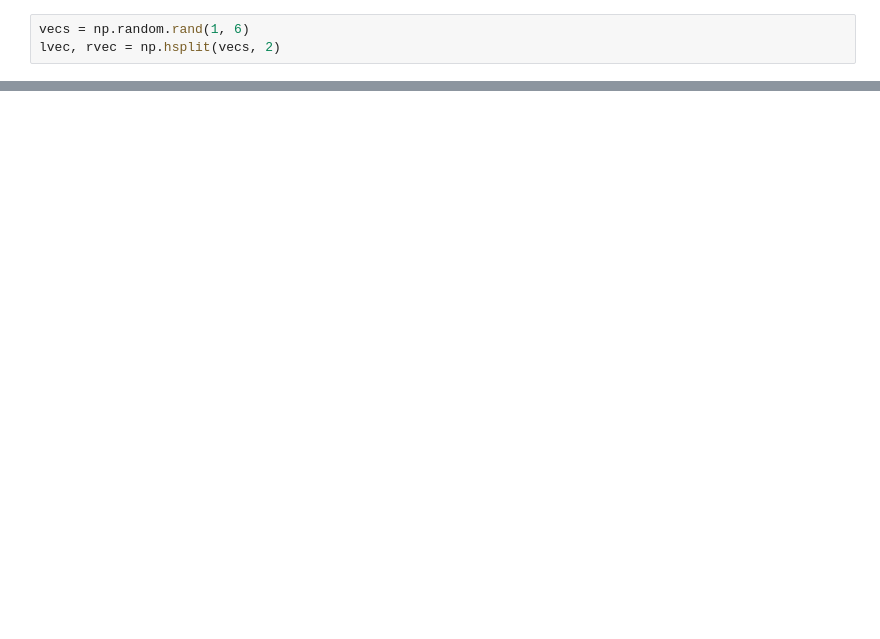
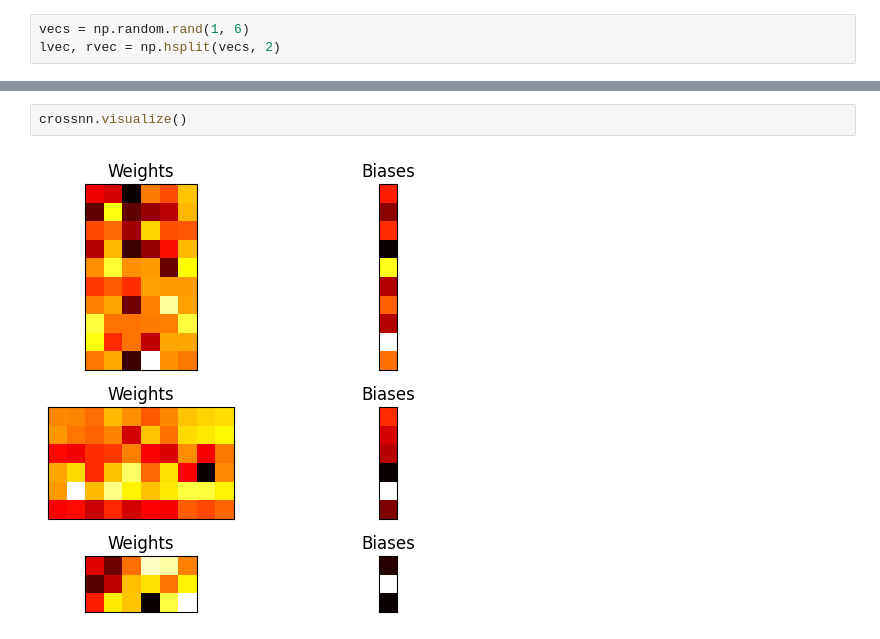
Before and after one commit to tayo4pf/axon, a Jupyter notebook: cross_product_trial.ipynb, the cells around one changed output, grey strips where cells are left out. Saved outputs shown, nothing was run; the diff lists cells and outputs as text; blank space fills up the shorter version.

```diff
--- a/cross_product_trial.ipynb
+++ b/cross_product_trial.ipynb
@@ -64,0 +76,4 @@ array([[[0.],
+# %%
+crossnn.visualize()
+# %% [output]
+[figure, added]
```
Also changed, not shown: parts of 13 cells of this notebook, 5 other files.
